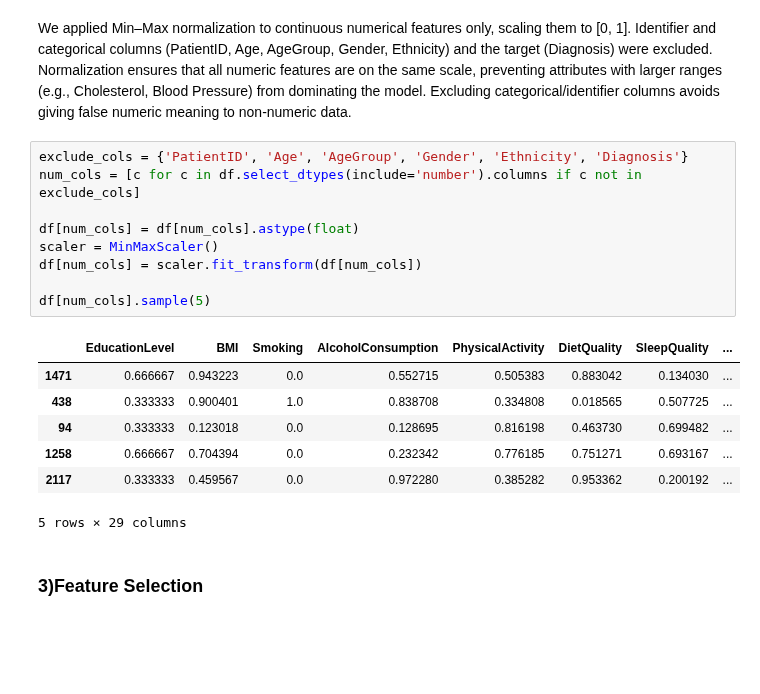
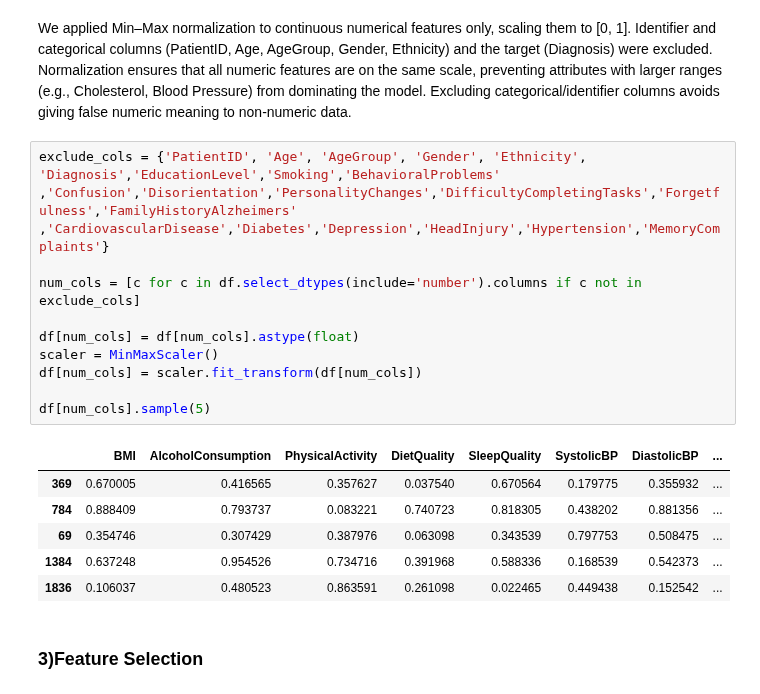
Before and after one commit to shahodi011/IT326-Project, a Jupyter notebook: Reports/Phase2.ipynb, the cells around one changed output. Cells and saved outputs as stored; diff of their text form; blank space fills up the shorter version.

```diff
--- a/Reports/Phase2.ipynb
+++ b/Reports/Phase2.ipynb
@@ -232,22 +232,24 @@ Converting continuous values into groups reduces noise and highlights clear patt
 # %% [markdown]
 We applied Min–Max normalization to continuous numerical features only, scaling them to [0, 1]. Identifier and categorical columns (PatientID, Age, AgeGroup, Gender, Ethnicity) and the target (Diagnosis) were excluded. Normalization ensures that all numeric features are on the same scale, preventing attributes with larger ranges (e.g., Cholesterol, Blood Pressure) from dominating the model. Excluding categorical/identifier columns avoids giving false numeric meaning to non-numeric data.
 # %%
-exclude_cols = {'PatientID', 'Age', 'AgeGroup', 'Gender', 'Ethnicity', 'Diagnosis'}
+exclude_cols = {'PatientID', 'Age', 'AgeGroup', 'Gender', 'Ethnicity', 'Diagnosis','EducationLevel','Smoking','BehavioralProblems'
+,'Confusion','Disorientation','PersonalityChanges','DifficultyCompletingTasks','Forgetfulness','FamilyHistoryAlzheimers'
+,'CardiovascularDisease','Diabetes','Depression','HeadInjury','Hypertension','MemoryComplaints'}
+
 num_cols = [c for c in df.select_dtypes(include='number').columns if c not in exclude_cols]
 
 df[num_cols] = df[num_cols].astype(float)
 scaler = MinMaxScaler()
 df[num_cols] = scaler.fit_transform(df[num_cols])
 
 df[num_cols].sample(5)
 # %% [output]
-|  | EducationLevel | BMI | Smoking | AlcoholConsumption | PhysicalActivity | DietQuality | SleepQuality | ... |
-| 1471 | 0.666667 | 0.943223 | 0.0 | 0.552715 | 0.505383 | 0.883042 | 0.134030 | ... |
-| 438 | 0.333333 | 0.900401 | 1.0 | 0.838708 | 0.334808 | 0.018565 | 0.507725 | ... |
-| 94 | 0.333333 | 0.123018 | 0.0 | 0.128695 | 0.816198 | 0.463730 | 0.699482 | ... |
-| 1258 | 0.666667 | 0.704394 | 0.0 | 0.232342 | 0.776185 | 0.751271 | 0.693167 | ... |
-| 2117 | 0.333333 | 0.459567 | 0.0 | 0.972280 | 0.385282 | 0.953362 | 0.200192 | ... |
+|  | BMI | AlcoholConsumption | PhysicalActivity | DietQuality | SleepQuality | SystolicBP | DiastolicBP | ... |
+| 369 | 0.670005 | 0.416565 | 0.357627 | 0.037540 | 0.670564 | 0.179775 | 0.355932 | ... |
+| 784 | 0.888409 | 0.793737 | 0.083221 | 0.740723 | 0.818305 | 0.438202 | 0.881356 | ... |
+| 69 | 0.354746 | 0.307429 | 0.387976 | 0.063098 | 0.343539 | 0.797753 | 0.508475 | ... |
+| 1384 | 0.637248 | 0.954526 | 0.734716 | 0.391968 | 0.588336 | 0.168539 | 0.542373 | ... |
+| 1836 | 0.106037 | 0.480523 | 0.863591 | 0.261098 | 0.022465 | 0.449438 | 0.152542 | ... |
-5 rows × 29 columns
 # %% [markdown]
 ### 3)Feature Selection
 # %% [markdown]
```
Also changed, not shown: parts of 3 cells of this notebook.
